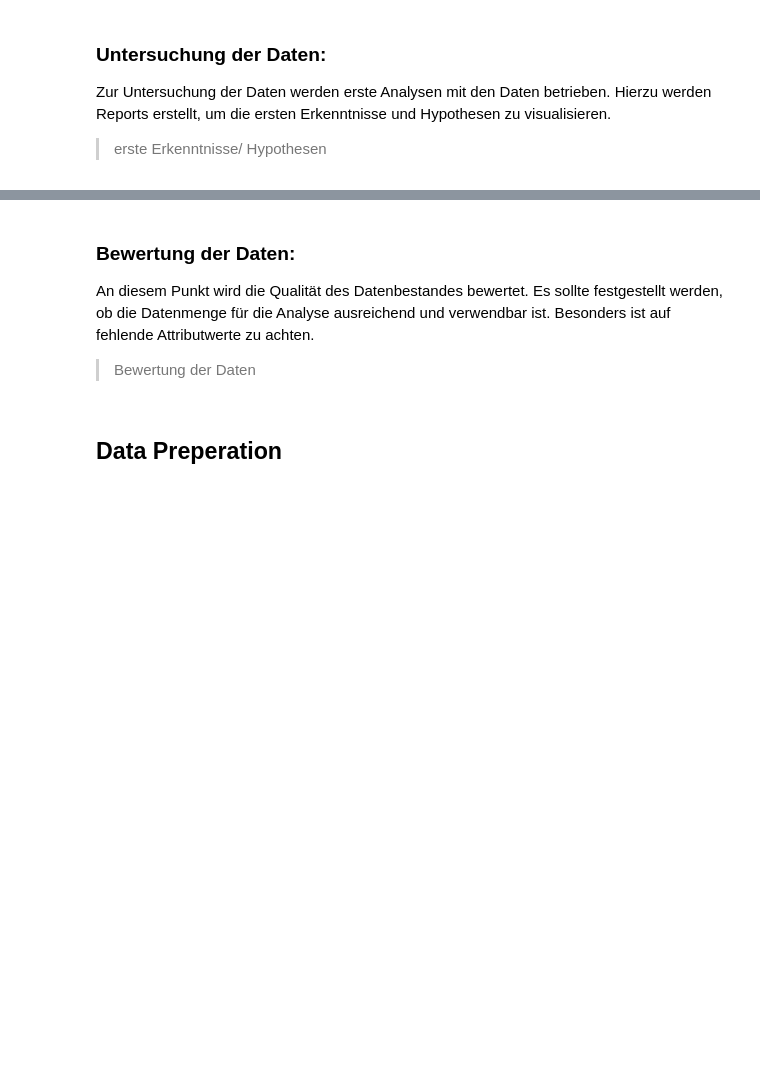
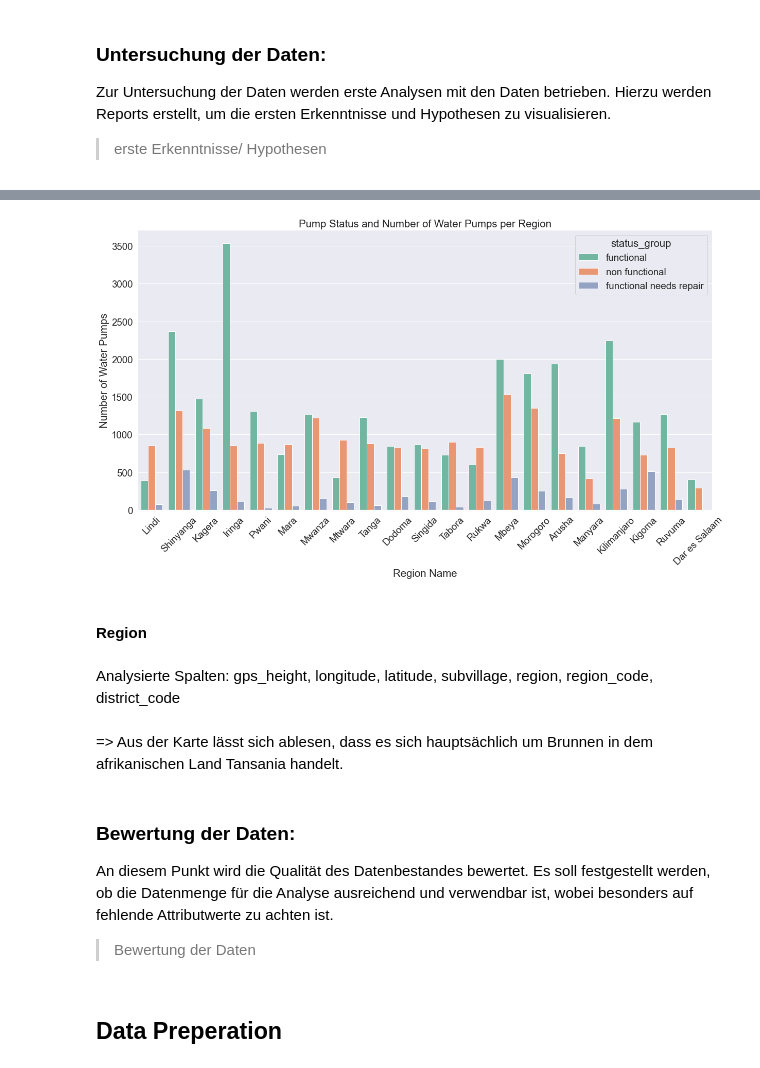
Before and after one commit to finitearth/DataExploration, a Jupyter notebook: presentation.ipynb, the cells around one changed output, grey strips where cells are left out. Drawn from its saved outputs; the diff is of its cells as text; code cells hidden in the pictures; blank space fills up the shorter version.

```diff
--- a/presentation.ipynb
+++ b/presentation.ipynb
@@ -173,0 +229,12 @@ Zur Untersuchung der Daten werden erste Analysen mit den Daten betrieben. Hierzu
+# %%
+fig = plt.figure(figsize=(20,10))
+plot = sns.countplot(data=train_data, x='region', hue='status_group', palette="Set2")
+plot.set(xlabel='Region Name', ylabel='Number of Water Pumps', title='Pump Status and Number of Water Pumps per Region')
+plt.xticks(rotation=45);
+# Quelle: https://github.com/dustiny5/Predictive_Modeling/blob/master/Water_Pump_Best%20-%20Final.ipynb
+# %% [output]
+[figure, added]
+# %% [markdown]
+#### Region
+# %% [markdown]
+Analysierte Spalten: gps_height, longitude, latitude, subvillage, region, region_code, district_code
@@ -174,6 +243,8 @@ Zur Untersuchung der Daten werden erste Analysen mit den Daten betrieben. Hierzu
+# %% [markdown]
+=> Aus der Karte lässt sich ablesen, dass es sich hauptsächlich um Brunnen in dem afrikanischen Land Tansania handelt.
 # %% [markdown]
 ### Bewertung der Daten:
-An diesem Punkt wird die Qualität des Datenbestandes bewertet. Es sollte festgestellt werden, ob die Datenmenge für die Analyse ausreichend und verwendbar ist. Besonders ist auf fehlende Attributwerte zu achten.
+An diesem Punkt wird die Qualität des Datenbestandes bewertet. Es soll festgestellt werden, ob die Datenmenge für die Analyse ausreichend und verwendbar ist, wobei besonders auf fehlende Attributwerte zu achten ist.
 >Bewertung der Daten
 # %% [markdown]
 ## Data Preperation
```
Also changed, not shown: parts of 12 cells of this notebook.
